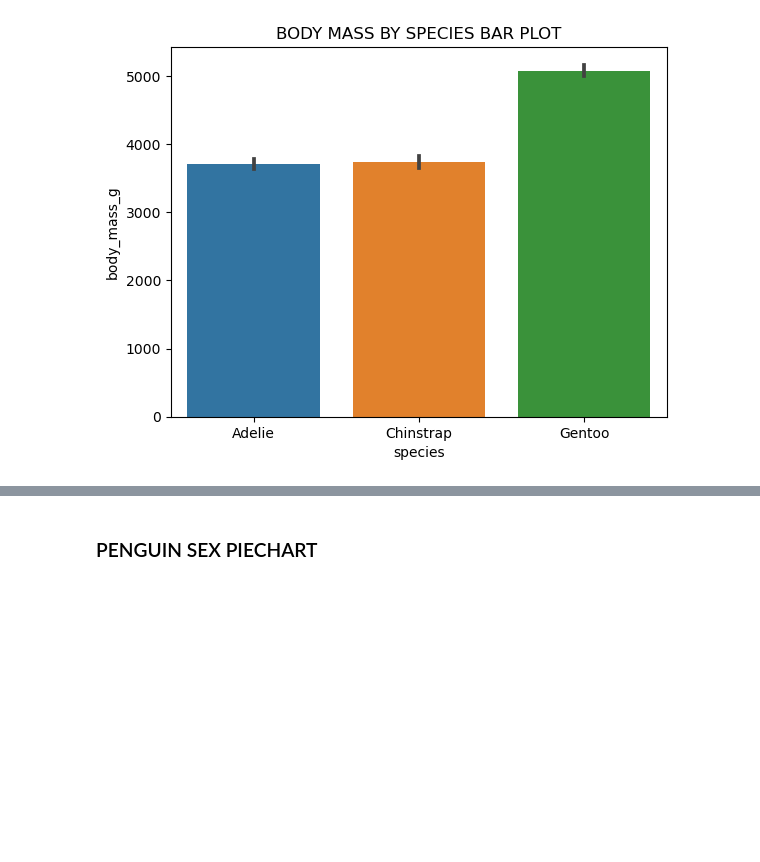
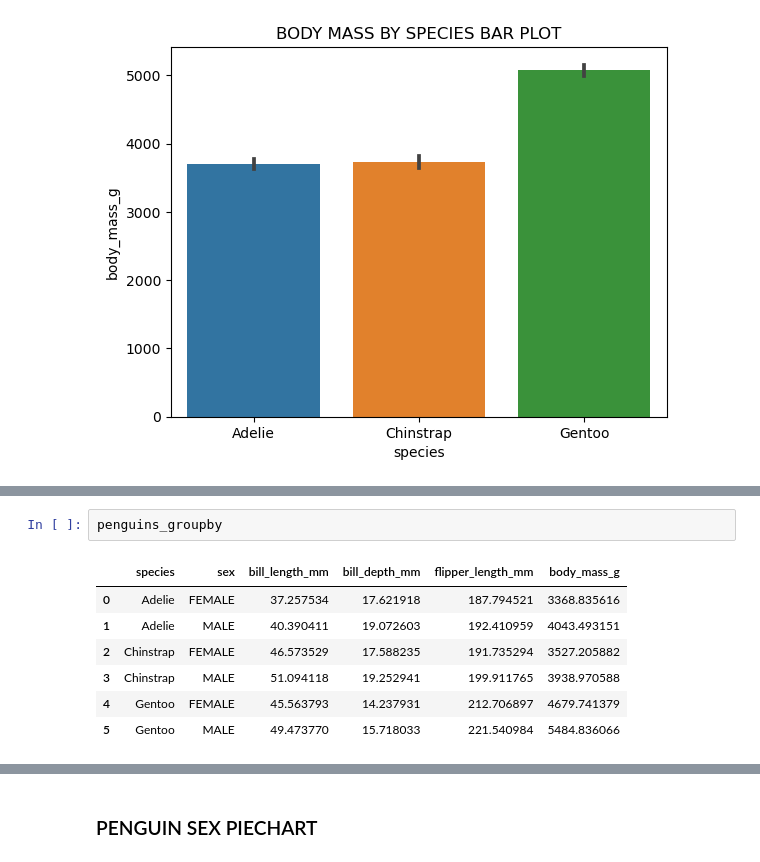
Before and after one commit to mickalleny2k/FUND_DATA, a Jupyter notebook: tasks.ipynb, the cells around one changed output, grey strips where cells are left out. Cells and saved outputs as stored; diff of their text form; blank space fills up the shorter version.

```diff
--- a/tasks.ipynb
+++ b/tasks.ipynb
@@ -590,0 +652,10 @@ sns.barplot(x="species", y="body_mass_g", data=penguins).set(title='BODY MASS BY
+# %%
+penguins_groupby
+# %% [output]
+|  | species | sex | bill_length_mm | bill_depth_mm | flipper_length_mm | body_mass_g |
+| 0 | Adelie | FEMALE | 37.257534 | 17.621918 | 187.794521 | 3368.835616 |
+| 1 | Adelie | MALE | 40.390411 | 19.072603 | 192.410959 | 4043.493151 |
+| 2 | Chinstrap | FEMALE | 46.573529 | 17.588235 | 191.735294 | 3527.205882 |
+| 3 | Chinstrap | MALE | 51.094118 | 19.252941 | 199.911765 | 3938.970588 |
+| 4 | Gentoo | FEMALE | 45.563793 | 14.237931 | 212.706897 | 4679.741379 |
+| 5 | Gentoo | MALE | 49.473770 | 15.718033 | 221.540984 | 5484.836066 |
```
Also changed, not shown: parts of 25 cells of this notebook.
